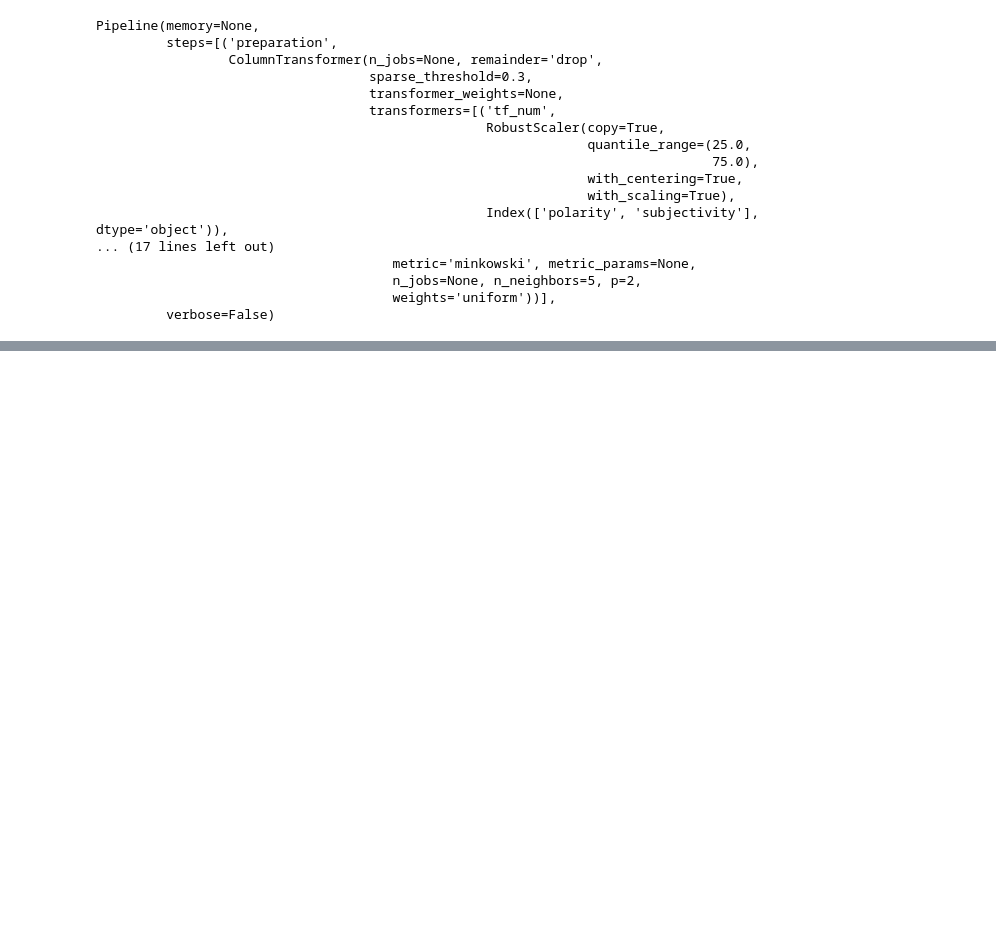
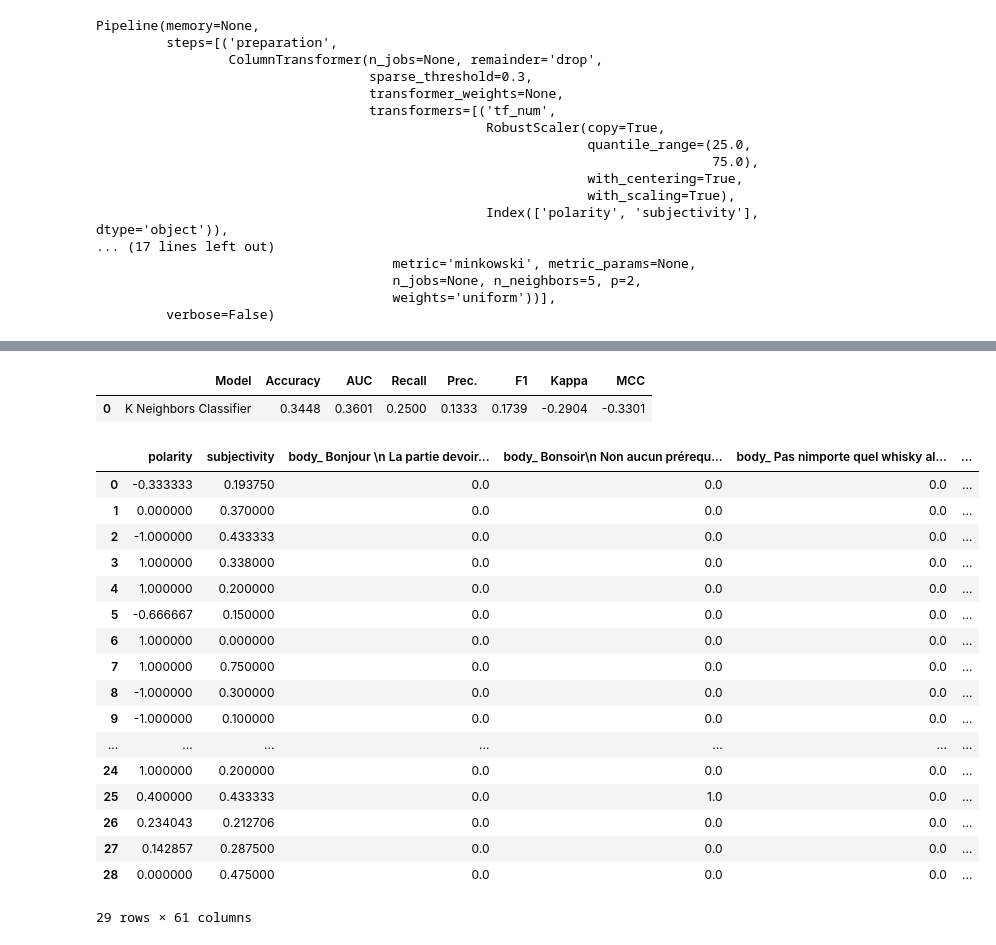
Before and after one commit to data-IA-2022/MOOC_Fengfeng_David, a Jupyter notebook: model.ipynb, the cells around one changed output, grey strips where cells are left out. Saved outputs shown, nothing was run; the diff lists cells and outputs as text; code cells hidden in the pictures; blank space fills up the shorter version.

```diff
--- a/model.ipynb
+++ b/model.ipynb
@@ -121,0 +131,23 @@ DummyClassifier(constant=None, random_state=7411, strategy='prior')
+# %%
+predict_model(best_models)
+# %% [output]
+|  | Model | Accuracy | AUC | Recall | Prec. | F1 | Kappa | MCC |
+| 0 | K Neighbors Classifier | 0.3448 | 0.3601 | 0.2500 | 0.1333 | 0.1739 | -0.2904 | -0.3301 |
+|  | polarity | subjectivity | body_ Bonjour \n La partie devoir... | body_ Bonsoir\n Non aucun prérequ... | body_ Pas nimporte quel whisky al... | ... |
+| 0 | -0.333333 | 0.193750 | 0.0 | 0.0 | 0.0 | ... |
+| 1 | 0.000000 | 0.370000 | 0.0 | 0.0 | 0.0 | ... |
+| 2 | -1.000000 | 0.433333 | 0.0 | 0.0 | 0.0 | ... |
+| 3 | 1.000000 | 0.338000 | 0.0 | 0.0 | 0.0 | ... |
+| 4 | 1.000000 | 0.200000 | 0.0 | 0.0 | 0.0 | ... |
+| 5 | -0.666667 | 0.150000 | 0.0 | 0.0 | 0.0 | ... |
+| 6 | 1.000000 | 0.000000 | 0.0 | 0.0 | 0.0 | ... |
+| 7 | 1.000000 | 0.750000 | 0.0 | 0.0 | 0.0 | ... |
+| 8 | -1.000000 | 0.300000 | 0.0 | 0.0 | 0.0 | ... |
+| 9 | -1.000000 | 0.100000 | 0.0 | 0.0 | 0.0 | ... |
+| ... | ... | ... | ... | ... | ... | ... |
+| 24 | 1.000000 | 0.200000 | 0.0 | 0.0 | 0.0 | ... |
+| 25 | 0.400000 | 0.433333 | 0.0 | 1.0 | 0.0 | ... |
+| 26 | 0.234043 | 0.212706 | 0.0 | 0.0 | 0.0 | ... |
+| 27 | 0.142857 | 0.287500 | 0.0 | 0.0 | 0.0 | ... |
+| 28 | 0.000000 | 0.475000 | 0.0 | 0.0 | 0.0 | ... |
+29 rows × 61 columns
```
Also changed, not shown: parts of 7 cells of this notebook, 9 other files.
